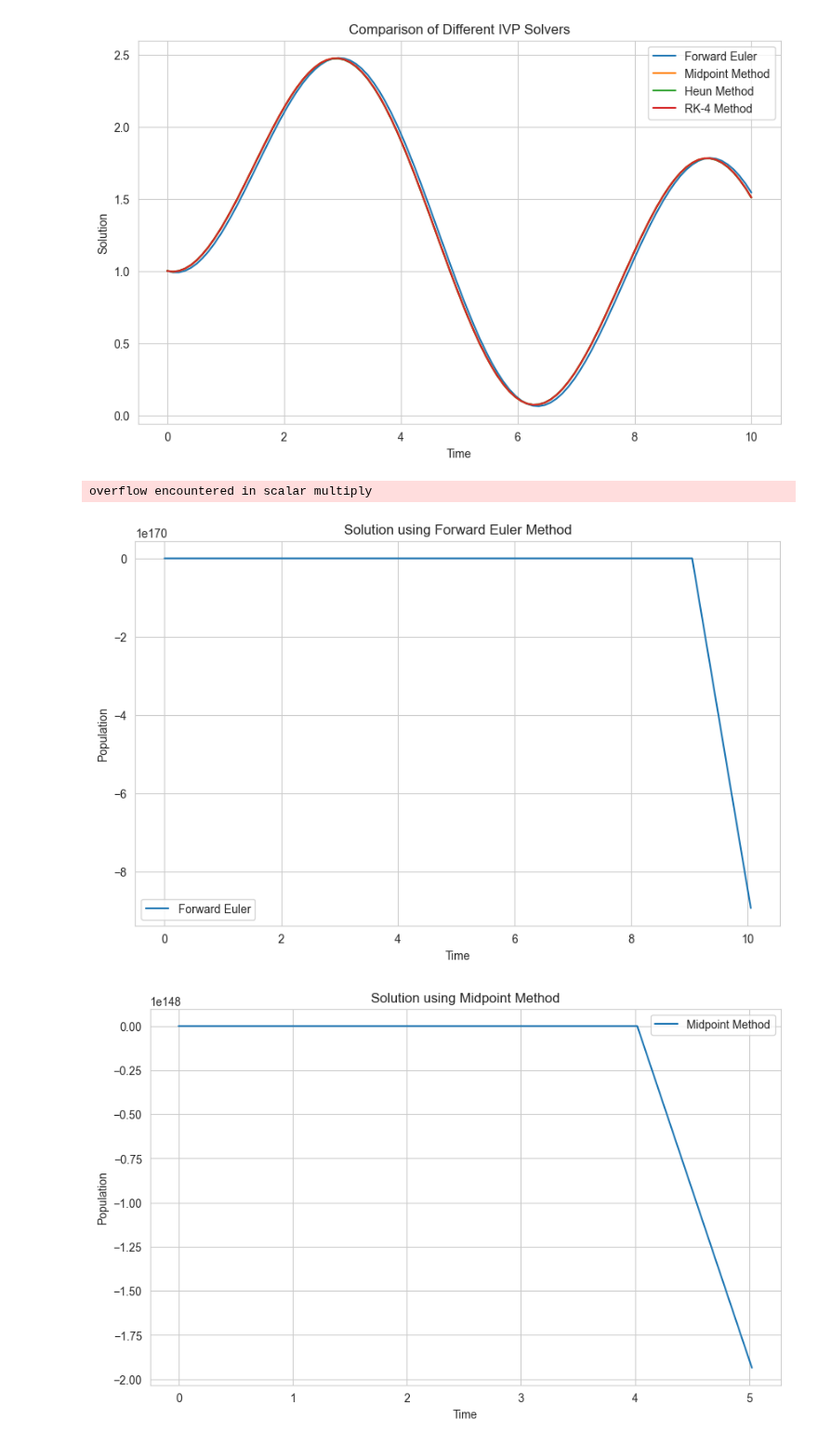
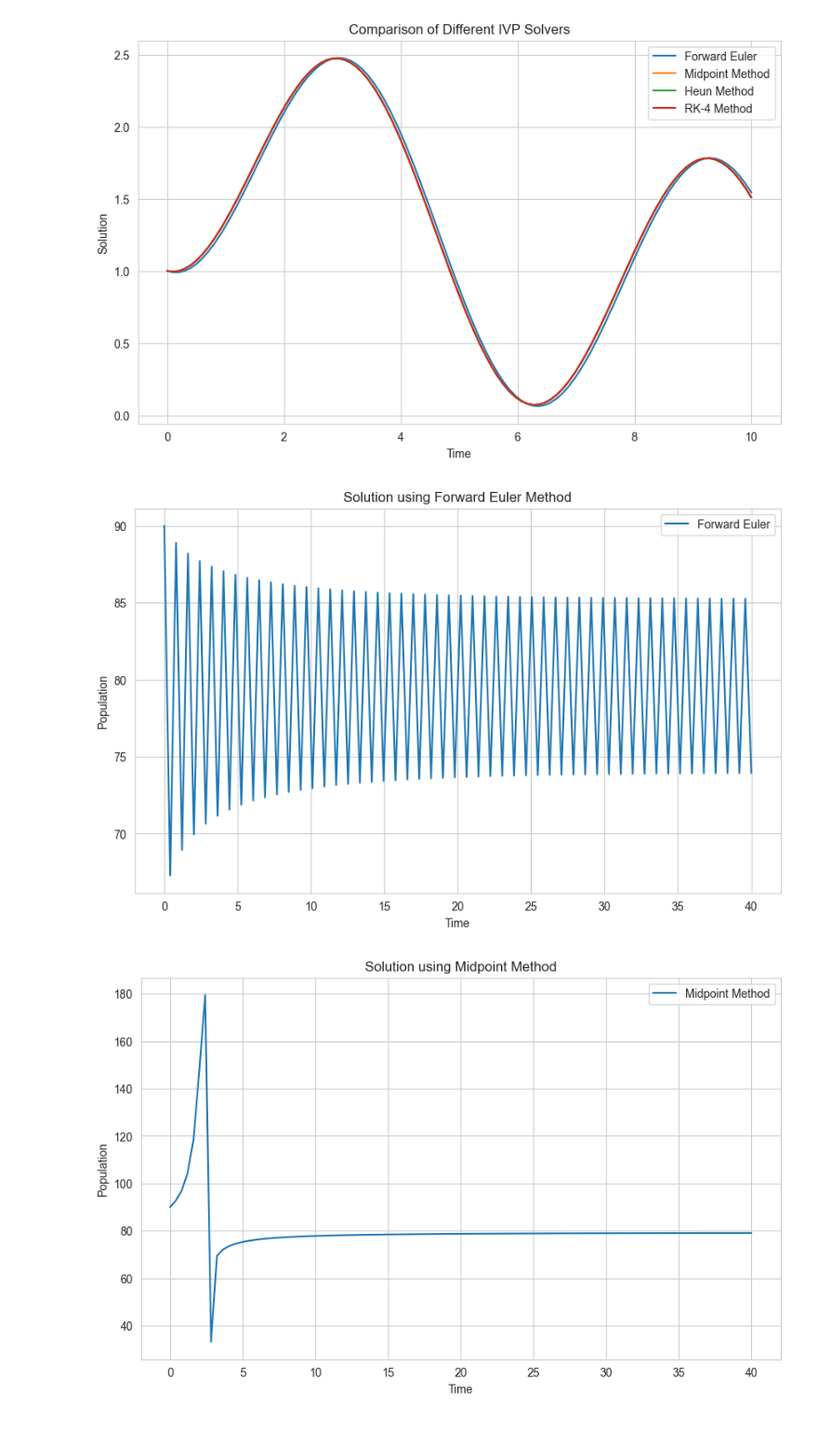
Before and after one commit to arsalanrex/Masters_IITj, a Jupyter notebook: Modelling and Simulations - III/Tut 2.ipynb, the cells around one changed output. Shown at 93% size. Drawn from its saved outputs; the diff is of its cells as text; code cells hidden in the pictures.

```diff
--- a/Modelling and Simulations - III/Tut 2.ipynb
+++ b/Modelling and Simulations - III/Tut 2.ipynb
@@ -228,34 +228,33 @@ def rk4_method(f, P0, t):
         k2 = f(t[i-1] + 0.5*dt, P[i-1] + 0.5*dt*k1)
         k3 = f(t[i-1] + 0.5*dt, P[i-1] + 0.5*dt*k2)
         k4 = f(t[i-1] + dt, P[i-1] + dt*k3)
         P[i] = P[i-1] + (dt / 6.0) * (k1 + 2*k2 + 2*k3 + k4)
     # Plot the solution
     plt.figure(figsize=(10, 6))
     plt.plot(t, P, label='RK-4 Method')
     plt.xlabel('Time')
     plt.ylabel('Population')
     plt.title('Solution using RK-4 Method')
     plt.legend()
     plt.grid(True)
     plt.show()
     return P
 
 # Define the logistic growth differential equation
 def f(t, P):
     r = 5
     K = 80
     return r * P * (1 - P / K)
 
 # Define initial conditions
 P0 = 90
-t = np.linspace(0, 200, 1000)  # Time points from 0 to 200
+t = np.linspace(0, 40, 100)  # Time points from 0 to 200
 
 # Solve using different methods and plot the solutions
 forward_euler_solution = forward_euler(f, P0, t)
 midpoint_solution = midpoint_method(f, P0, t)
 heun_solution = heun_method(f, P0, t)
 rk4_solution = rk4_method(f, P0, t)
 # %% [output]
-overflow encountered in scalar multiply
-[figure, old version]
+[figure, new version]
-[figure, old version]
+[figure, new version]
```
Also changed, not shown: parts of 2 cells of this notebook, 3 other files.
